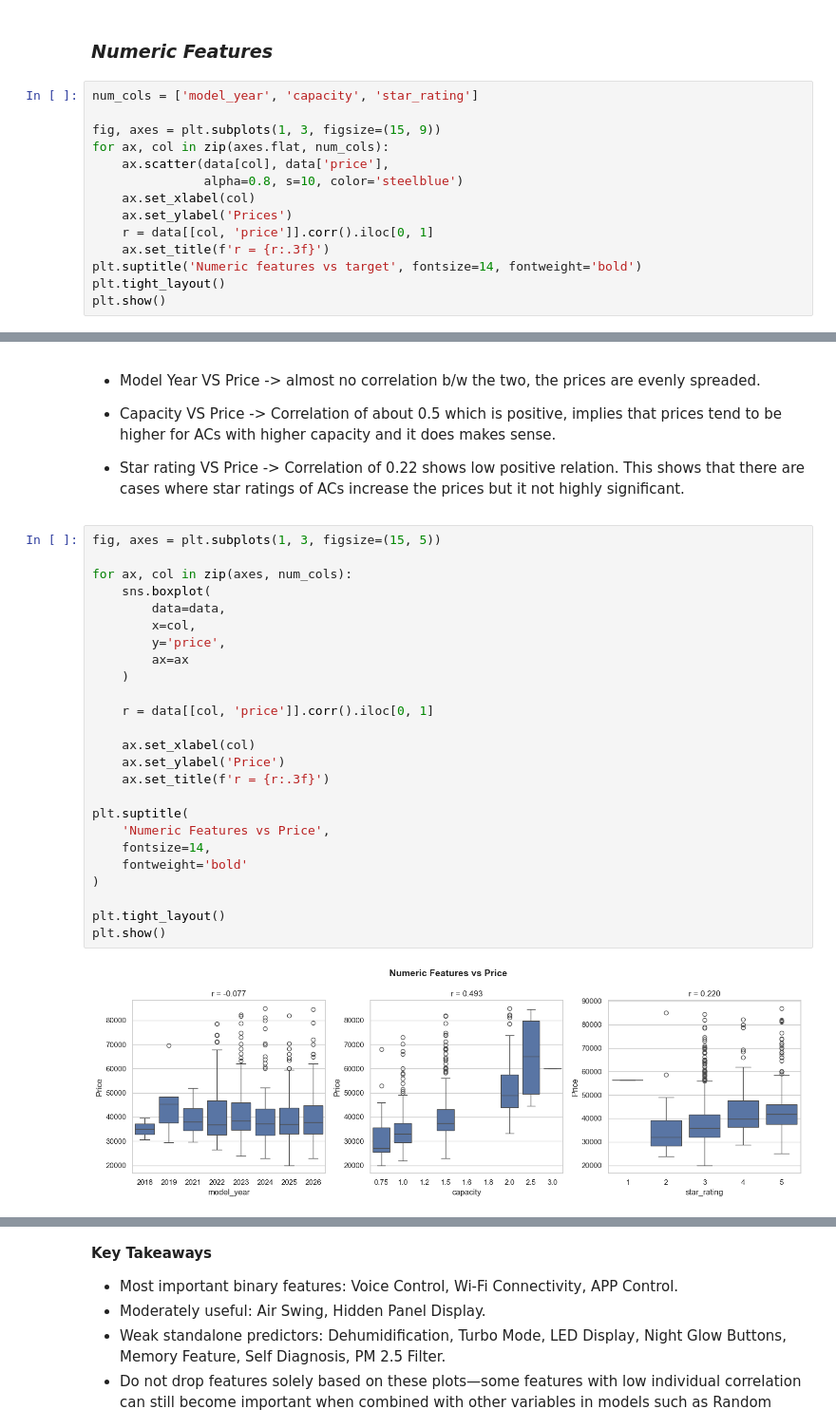
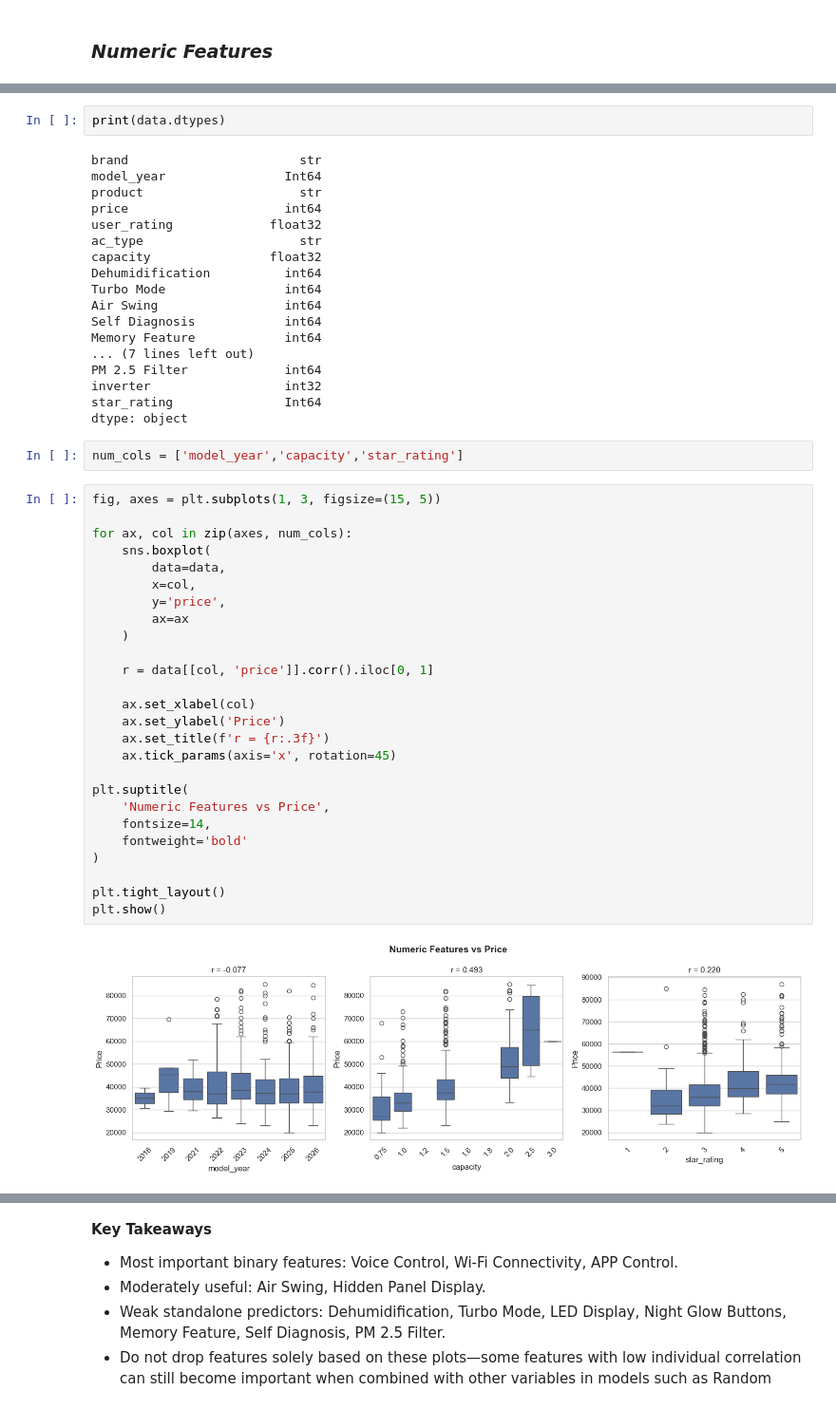
Before and after one commit to pradhumansoni/Home-Appliances-Pricing-Intelligence-Platform, a Jupyter notebook: notebooks/03.ac_eda.ipynb, the cells around one changed output, grey strips where cells are left out. Shown at 95% size. Cells and saved outputs as stored; diff of their text form.

Commit message:
done a few plots for EDA

```diff
--- a/notebooks/03.ac_eda.ipynb
+++ b/notebooks/03.ac_eda.ipynb
@@ -546,17 +548,3 @@ Name: count, dtype: int64
 **(i) Feature Vs Target**
 # %% [markdown]
 ### ***Numeric Features***
-# %%
-num_cols = ['model_year', 'capacity', 'star_rating']
-
-fig, axes = plt.subplots(1, 3, figsize=(15, 9))
-for ax, col in zip(axes.flat, num_cols):
-    ax.scatter(data[col], data['price'],
-               alpha=0.8, s=10, color='steelblue')
-    ax.set_xlabel(col)
-    ax.set_ylabel('Prices')
-    r = data[[col, 'price']].corr().iloc[0, 1]
-    ax.set_title(f'r = {r:.3f}')
-plt.suptitle('Numeric features vs target', fontsize=14, fontweight='bold')
-plt.tight_layout()
-plt.show()
@@ -565,33 +551,50 @@ plt.show()
-# %% [markdown]
-- Model Year VS Price -> almost no correlation b/w the two, the prices are evenly spreaded.
-
-- Capacity  VS Price -> Correlation of about 0.5 which is positive, implies that prices tend to be higher for ACs with higher capacity and it does makes sense.
-
-- Star rating VS Price -> Correlation of 0.22 shows low positive relation. This shows that there are cases where star ratings of ACs increase the prices but it not highly significant.
+# %%
+print(data.dtypes)
+# %% [output]
+brand                       str
+model_year                Int64
+product                     str
+price                     int64
+user_rating             float32
+ac_type                     str
+capacity                float32
+Dehumidification          int64
+Turbo Mode                int64
+Air Swing                 int64
+Self Diagnosis            int64
+Memory Feature            int64
+... (7 lines left out)
+PM 2.5 Filter             int64
+inverter                  int32
+star_rating               Int64
+dtype: object
+# %%
+num_cols = ['model_year','capacity','star_rating']
 # %%
 fig, axes = plt.subplots(1, 3, figsize=(15, 5))
 
 for ax, col in zip(axes, num_cols):
     sns.boxplot(
         data=data,
         x=col,
         y='price',
         ax=ax
     )
 
     r = data[[col, 'price']].corr().iloc[0, 1]
 
     ax.set_xlabel(col)
     ax.set_ylabel('Price')
     ax.set_title(f'r = {r:.3f}')
+    ax.tick_params(axis='x', rotation=45)
 
 plt.suptitle(
     'Numeric Features vs Price',
     fontsize=14,
     fontweight='bold'
 )
 
 plt.tight_layout()
 plt.show()
 # %% [output]
-[figure, old version]
+[figure, new version]
```
Also changed, not shown: parts of 18 cells of this notebook.
